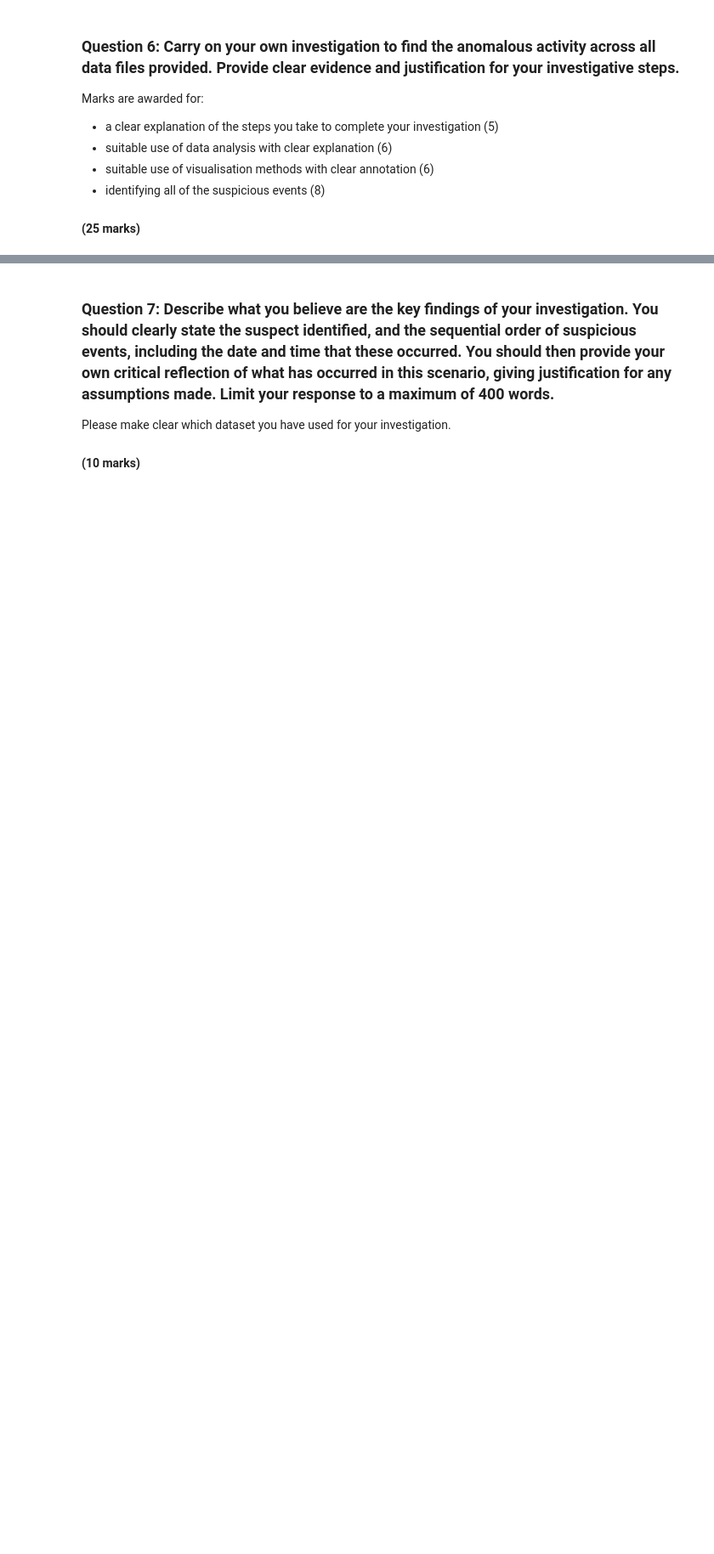
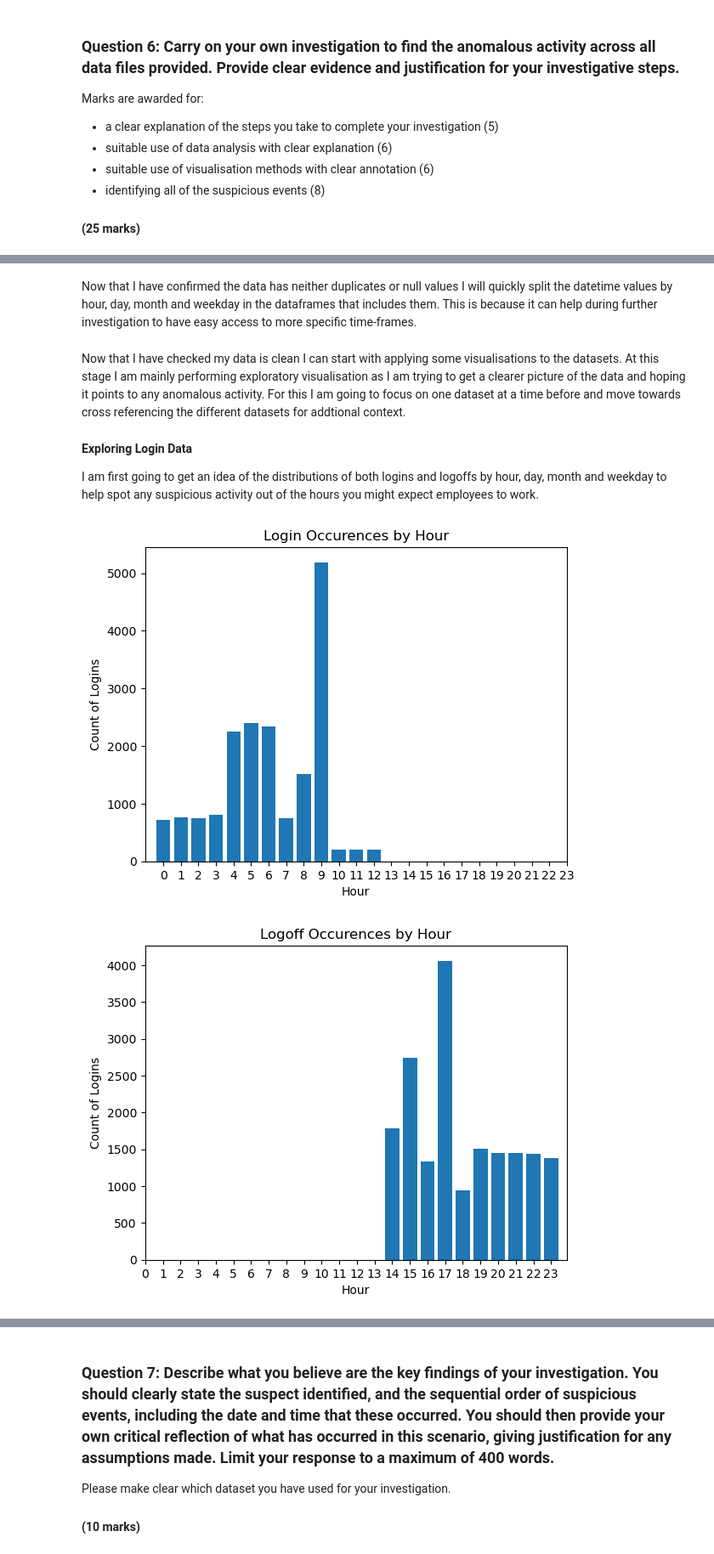
Before and after one commit to arthurmilner01/security-data-analytics, a Jupyter notebook: 21035478-PART3.ipynb, the cells around one changed output, grey strips where cells are left out. Shown at 85% size. Drawn from its saved outputs; the diff is of its cells as text; code cells hidden in the pictures; blank space fills up the shorter version.

```diff
--- a/21035478-PART3.ipynb
+++ b/21035478-PART3.ipynb
@@ -351,0 +420,2 @@ Marks are awarded for:
+# %% [markdown]
+Now that I have confirmed the data has neither duplicates or null values I will quickly split the datetime values by hour, day, month and weekday in the dataframes that includes them. This is because it can help during further investigation to have easy access to more specific time-frames.
@@ -351,0 +430,77 @@ Marks are awarded for:
+# %% [markdown]
+Now that I have checked my data is clean I can start with applying some visualisations to the datasets. At this stage I am mainly performing exploratory visualisation as I am trying to get a clearer picture of the data and hoping it points to any anomalous activity. For this I am going to focus on one dataset at a time before and move towards cross referencing the different datasets for addtional context.
+# %% [markdown]
+<strong>Exploring Login Data</strong>
+
+I am first going to get an idea of the distributions of both logins and logoffs by hour, day, month and weekday to help spot any suspicious activity out of the hours you might expect employees to work.
+# %%
+login_data_explore = login_data.copy()
+
+login_only_hour = login_data_explore[login_data_explore['action']=='login'].groupby('hour').count().reset_index()
+logoff_only_hour = login_data_explore[login_data_explore['action']=='logoff'].groupby('hour').count().reset_index()
+login_only_day = login_data_explore[login_data_explore['action']=='login'].groupby('day').count().reset_index()
+logoff_only_day = login_data_explore[login_data_explore['action']=='logoff'].groupby('day').count().reset_index()
+login_only_month = login_data_explore[login_data_explore['action']=='login'].groupby('month').count().reset_index()
+logoff_only_month = login_data_explore[login_data_explore['action']=='logoff'].groupby('month').count().reset_index()
+login_only_weekday = login_data_explore[login_data_explore['action']=='login'].groupby('weekday').count().reset_index()
+logoff_only_weekday = login_data_explore[login_data_explore['action']=='logoff'].groupby('weekday').count().reset_index()
+
+
+plt.bar(login_only_hour['hour'], login_only_hour['action'])
+plt.title("Login Occurences by Hour")
+plt.xlabel("Hour")
+plt.ylabel("Count of Logins")
+plt.xticks(range(24))
+plt.show()
+
+plt.bar(logoff_only_hour['hour'], logoff_only_hour['action'])
+plt.title("Logoff Occurences by Hour")
+plt.xlabel("Hour")
+plt.ylabel("Count of Logins")
+plt.xticks(range(24))
+plt.show()
+
+plt.bar(login_only_day['day'], login_only_day['action'])
+plt.title("Login Occurences by Day")
+plt.xlabel("Hour")
+plt.ylabel("Count of Logins")
+plt.xticks(range(32))
+plt.show()
+
+plt.bar(logoff_only_day['day'], logoff_only_day['action'])
+plt.title("Logoff Occurences by Day")
+plt.xlabel("Hour")
+plt.ylabel("Count of Logins")
+plt.xticks(range(32))
+plt.show()
+
+plt.bar(login_only_month['month'], login_only_month['action'])
+plt.title("Login Occurences by Month")
+plt.xlabel("Hour")
+plt.ylabel("Count of Logins")
+plt.xticks(range(13))
+plt.show()
+
+plt.bar(logoff_only_month['month'], logoff_only_month['action'])
+plt.title("Logoff Occurences by Month")
+plt.xlabel("Hour")
+plt.ylabel("Count of Logins")
+plt.xticks(range(13))
+plt.show()
+
+plt.bar(login_only_weekday['weekday'], login_only_weekday['action'])
+plt.title("Login Occurences by Weekday")
+plt.xlabel("Hour")
+plt.ylabel("Count of Logins")
+plt.xticks(range(7))
+plt.show()
+
+plt.bar(logoff_only_weekday['weekday'], logoff_only_weekday['action'])
+plt.title("Logoff Occurences by Weekday")
+plt.xlabel("Hour")
+plt.ylabel("Count of Logins")
+plt.xticks(range(7))
+plt.show()
+# %% [output]
+[figure, added]
+[figure, added]
```
Also changed, not shown: parts of 11 cells of this notebook.
